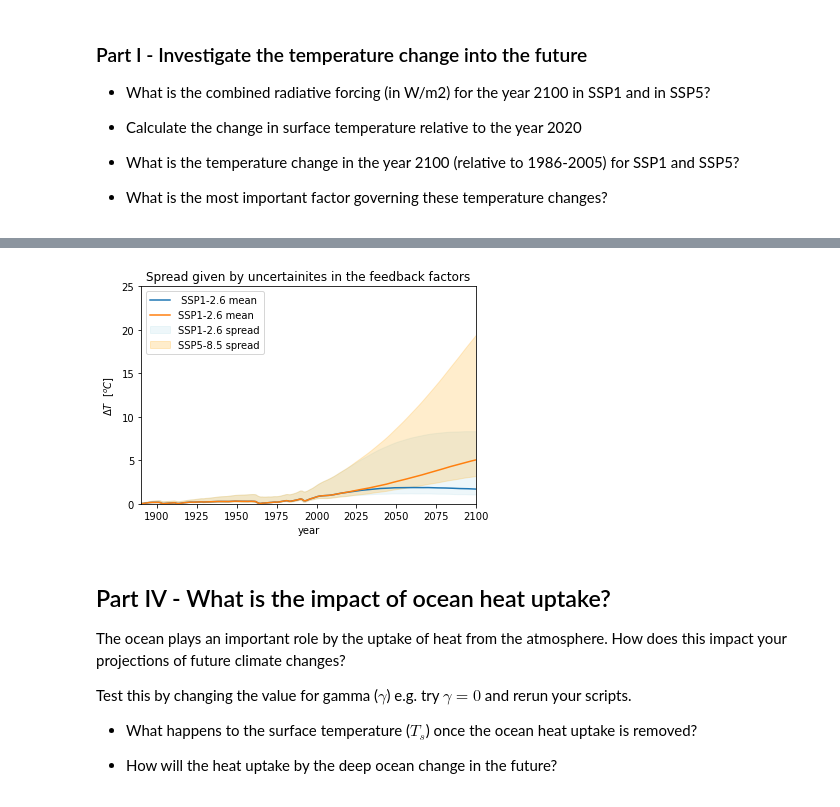
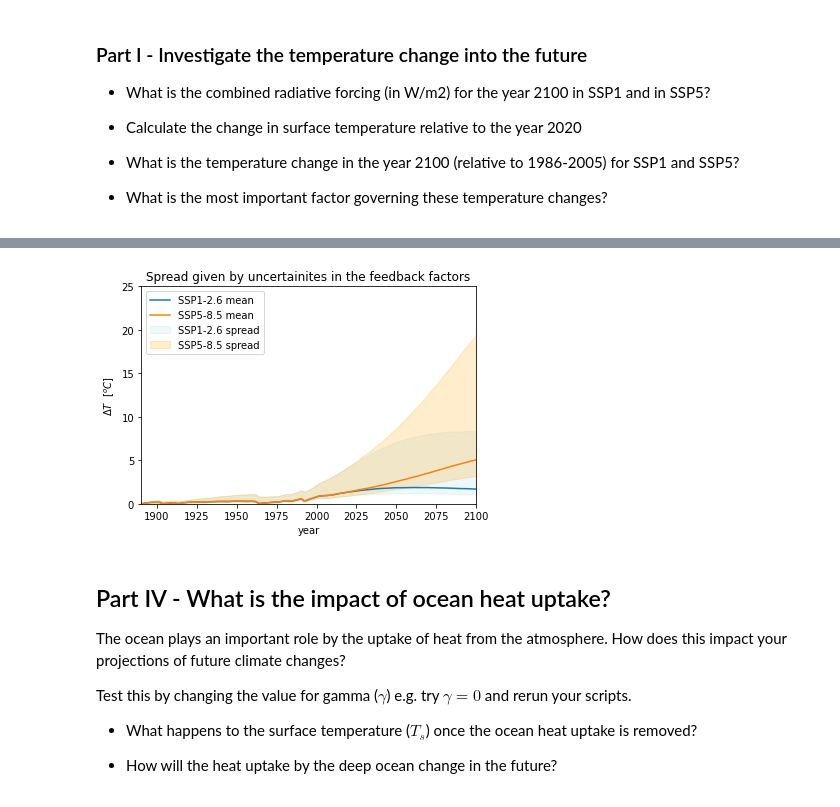
Before and after one commit to kerimhn/twobox, a Jupyter notebook: 02_twobox_futureclimate.ipynb, the cells around one changed output, grey strips where cells are left out. Drawn from its saved outputs; the diff is of its cells as text; code cells hidden in the pictures.

```diff
--- a/02_twobox_futureclimate.ipynb
+++ b/02_twobox_futureclimate.ipynb
@@ -192,34 +192,34 @@ Use the range of feedback factors given in the following table:
 # %%
 # Choose a range of feedback factors
 lambda_planck = (-3.22, -3.4, -3.0, 'high')
 lamdba_WV = (1.77, 1.57, 1.97, 'high') # from Zelinka et al., 2020 (one standard deviation)
 lamdba_LR = (-0.5, -0.7, -0.3, 'high') # from Dessler, 2013; Caldwell et al., 2016; Colman and Hanson, 2017; Zelinka et al., 2020 (one standard deviation)
 lambda_albedo = (0.35, 0.1, 0.6, 'medium')
 lambda_cloud = (0.42, -0.1, 0.94, 'high')
 
 lambda_sum_min = lambda_planck[1] + lamdba_WV[1] +lamdba_LR[1] +lambda_albedo[1] + lambda_cloud[1]
 lambda_sum_max = lambda_planck[2] + lamdba_WV[2] +lamdba_LR[2] +lambda_albedo[2] + lambda_cloud[2]
 
 
 # calculate max and min temperature anomalies
 temp['Ts_SSP1_min'], To = calculate_temp_anomalies(df['SSP1-2.6'].to_numpy(), lambda_sum_min, gamma)      # SSP1
 temp['Ts_SSP1_max'], To = calculate_temp_anomalies(df['SSP1-2.6'].to_numpy(), lambda_sum_max, gamma)      # SSP1
 
 temp['Ts_SSP5_min'], To = calculate_temp_anomalies(df['SSP5-8.5'].to_numpy(), lambda_sum_min, gamma)      # SSP5
 temp['Ts_SSP5_max'], To = calculate_temp_anomalies(df['SSP5-8.5'].to_numpy(), lambda_sum_max, gamma)      # SSP5
 
 # Plot with spread indicated
-temp['Ts_SSP1'].plot(label=' SSP1-2.6 mean', ylabel="$\Delta T$  $[^oC]$")
-temp['Ts_SSP5'].plot(label='SSP1-2.6 mean')
+temp['Ts_SSP1'].plot(label='SSP1-2.6 mean', ylabel="$\Delta T$  $[^oC]$")
+temp['Ts_SSP5'].plot(label='SSP5-8.5 mean')
 plt.fill_between(temp.index,temp['Ts_SSP1_min'],temp['Ts_SSP1_max'], color='lightblue',alpha=0.2,label='SSP1-2.6 spread')
 plt.fill_between(temp.index,temp['Ts_SSP5_min'],temp['Ts_SSP5_max'], color='orange',alpha=0.2,label='SSP5-8.5 spread')
 plt.legend(loc='upper left')
 plt.xlim(1890,2100)
 plt.ylim(0,25)
 plt.title('Spread given by uncertainites in the feedback factors')
 plt.show()
 # %% [output]
-[figure, old version]
+[figure, new version]
 # %% [markdown]
 ## Part IV - What is the impact of ocean heat uptake?
 
```
Also changed, not shown: parts of 2 cells of this notebook.
